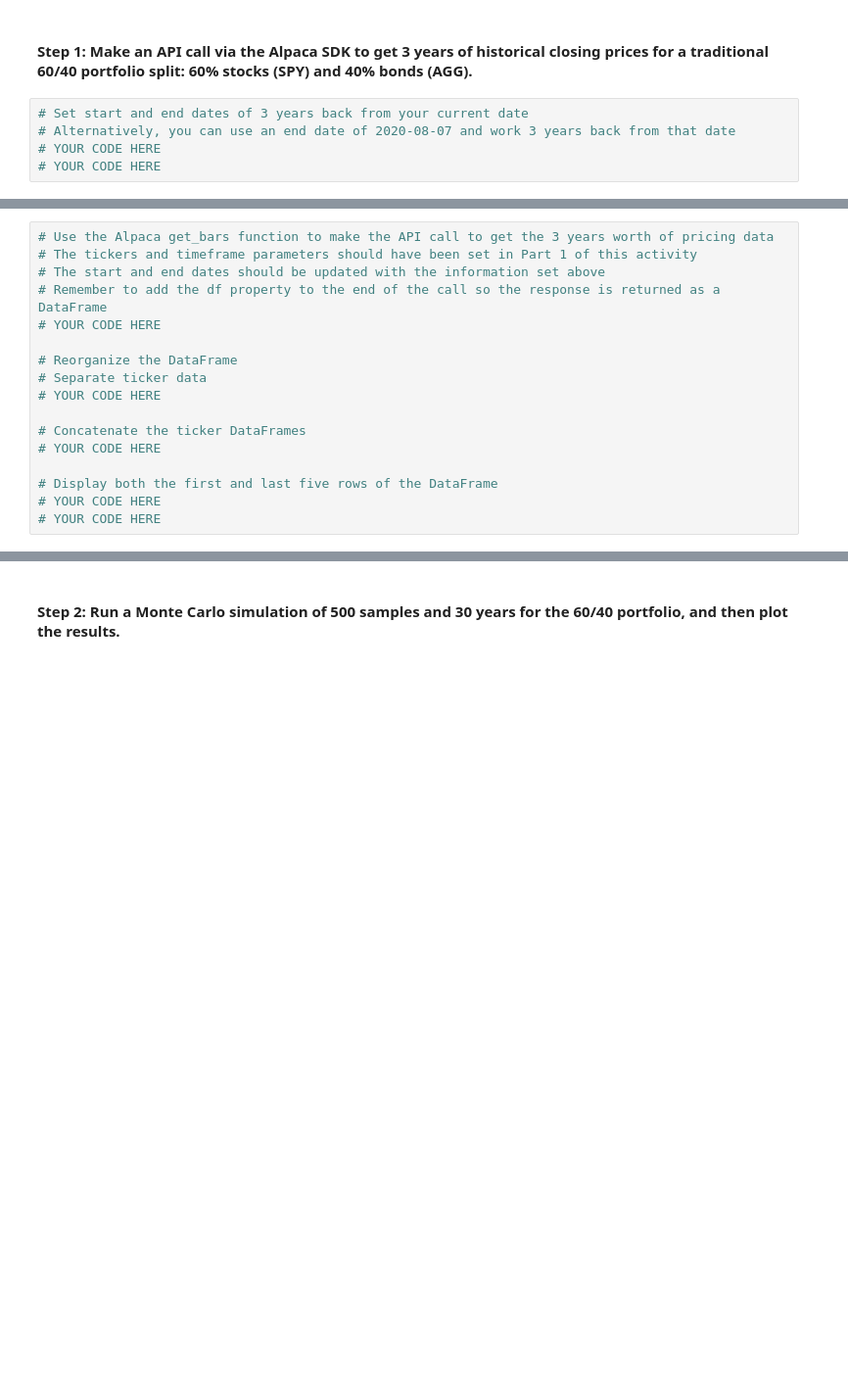
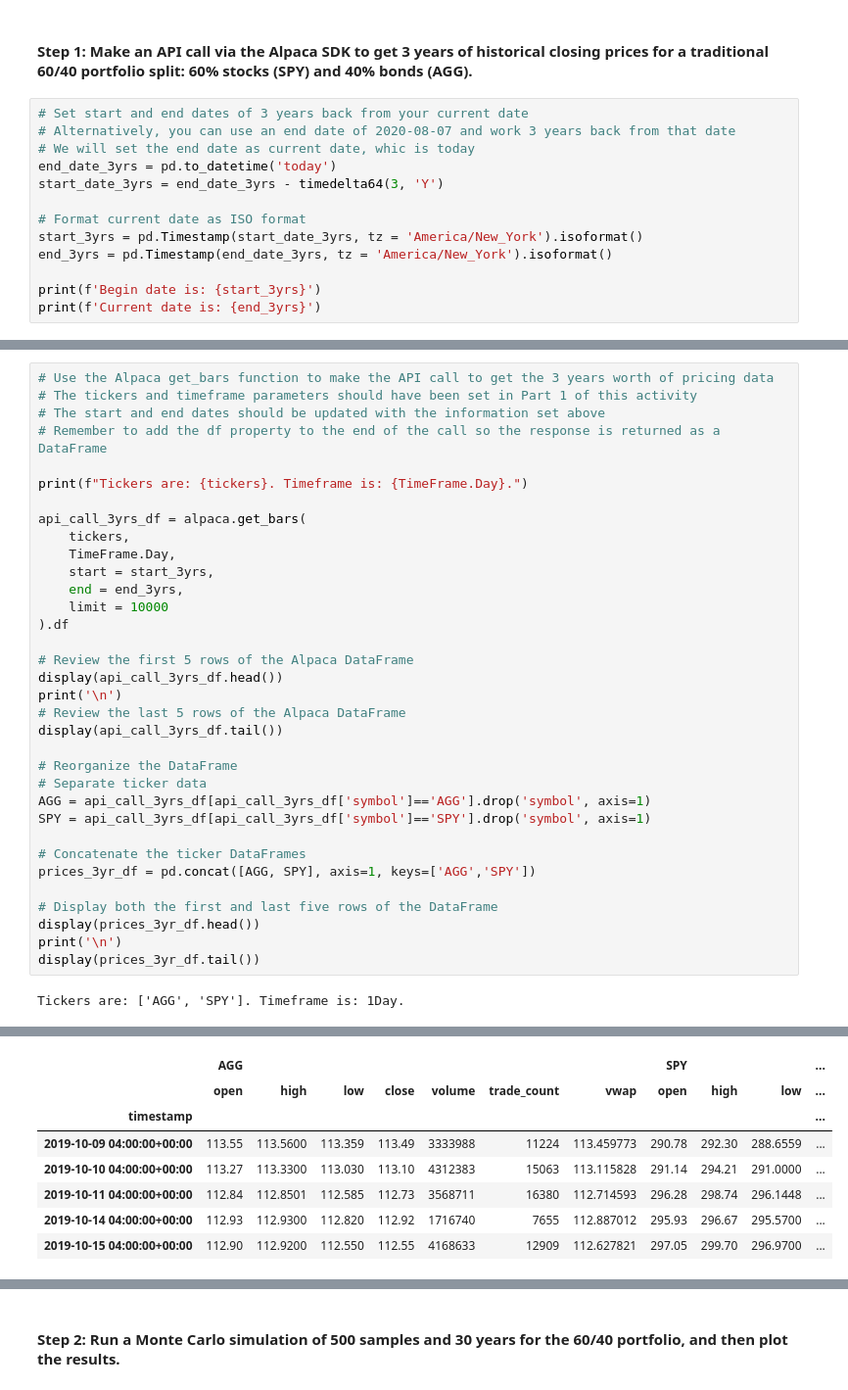
Before and after one commit to dinesh-m/financial_planner, a Jupyter notebook: financial_planning_tools.ipynb, the cells around one changed output, grey strips where cells are left out. Shown at 98% size. Drawn from its saved outputs; the diff is of its cells as text; blank space fills up the shorter version.

```diff
--- a/financial_planning_tools.ipynb
+++ b/financial_planning_tools.ipynb
@@ -502,5 +501,13 @@ In this section, you’ll use the MCForecastTools library to create a Monte Carl
 # %%
 # Set start and end dates of 3 years back from your current date
 # Alternatively, you can use an end date of 2020-08-07 and work 3 years back from that date
-# YOUR CODE HERE
-# YOUR CODE HERE
+# We will set the end date as current date, whic is today
+end_date_3yrs = pd.to_datetime('today')
+start_date_3yrs = end_date_3yrs - timedelta64(3, 'Y')
+
+# Format current date as ISO format
+start_3yrs = pd.Timestamp(start_date_3yrs, tz = 'America/New_York').isoformat()
+end_3yrs = pd.Timestamp(end_date_3yrs, tz = 'America/New_York').isoformat()
+
+print(f'Begin date is: {start_3yrs}')
+print(f'Current date is: {end_3yrs}')
@@ -509,15 +519,34 @@ In this section, you’ll use the MCForecastTools library to create a Monte Carl
 # The tickers and timeframe parameters should have been set in Part 1 of this activity
 # The start and end dates should be updated with the information set above
 # Remember to add the df property to the end of the call so the response is returned as a DataFrame
-# YOUR CODE HERE
+
+print(f"Tickers are: {tickers}. Timeframe is: {TimeFrame.Day}.")
+
+api_call_3yrs_df = alpaca.get_bars(
+    tickers,
+    TimeFrame.Day,
+    start = start_3yrs,
+    end = end_3yrs,
+    limit = 10000
+).df
+
+# Review the first 5 rows of the Alpaca DataFrame
+display(api_call_3yrs_df.head())
+print('\n')
+# Review the last 5 rows of the Alpaca DataFrame
+display(api_call_3yrs_df.tail())
 
 # Reorganize the DataFrame
 # Separate ticker data
-# YOUR CODE HERE
+AGG = api_call_3yrs_df[api_call_3yrs_df['symbol']=='AGG'].drop('symbol', axis=1)
+SPY = api_call_3yrs_df[api_call_3yrs_df['symbol']=='SPY'].drop('symbol', axis=1)
 
 # Concatenate the ticker DataFrames
-# YOUR CODE HERE
+prices_3yr_df = pd.concat([AGG, SPY], axis=1, keys=['AGG','SPY'])
 
 # Display both the first and last five rows of the DataFrame
-# YOUR CODE HERE
-# YOUR CODE HERE
+display(prices_3yr_df.head())
+print('\n')
+display(prices_3yr_df.tail())
+# %% [output]
+Tickers are: ['AGG', 'SPY']. Timeframe is: 1Day.
@@ -523,0 +567,8 @@ In this section, you’ll use the MCForecastTools library to create a Monte Carl
+|  | AGG |  |  |  |  |  |  | SPY |  |  | ... |
+|  | open | high | low | close | volume | trade_count | vwap | open | high | low | ... |
+| timestamp |  |  |  |  |  |  |  |  |  |  | ... |
+| 2019-10-09 04:00:00+00:00 | 113.55 | 113.5600 | 113.359 | 113.49 | 3333988 | 11224 | 113.459773 | 290.78 | 292.30 | 288.6559 | ... |
+| 2019-10-10 04:00:00+00:00 | 113.27 | 113.3300 | 113.030 | 113.10 | 4312383 | 15063 | 113.115828 | 291.14 | 294.21 | 291.0000 | ... |
+| 2019-10-11 04:00:00+00:00 | 112.84 | 112.8501 | 112.585 | 112.73 | 3568711 | 16380 | 112.714593 | 296.28 | 298.74 | 296.1448 | ... |
+| 2019-10-14 04:00:00+00:00 | 112.93 | 112.9300 | 112.820 | 112.92 | 1716740 | 7655 | 112.887012 | 295.93 | 296.67 | 295.5700 | ... |
+| 2019-10-15 04:00:00+00:00 | 112.90 | 112.9200 | 112.550 | 112.55 | 4168633 | 12909 | 112.627821 | 297.05 | 299.70 | 296.9700 | ... |
```
Also changed, not shown: parts of 12 cells of this notebook.
